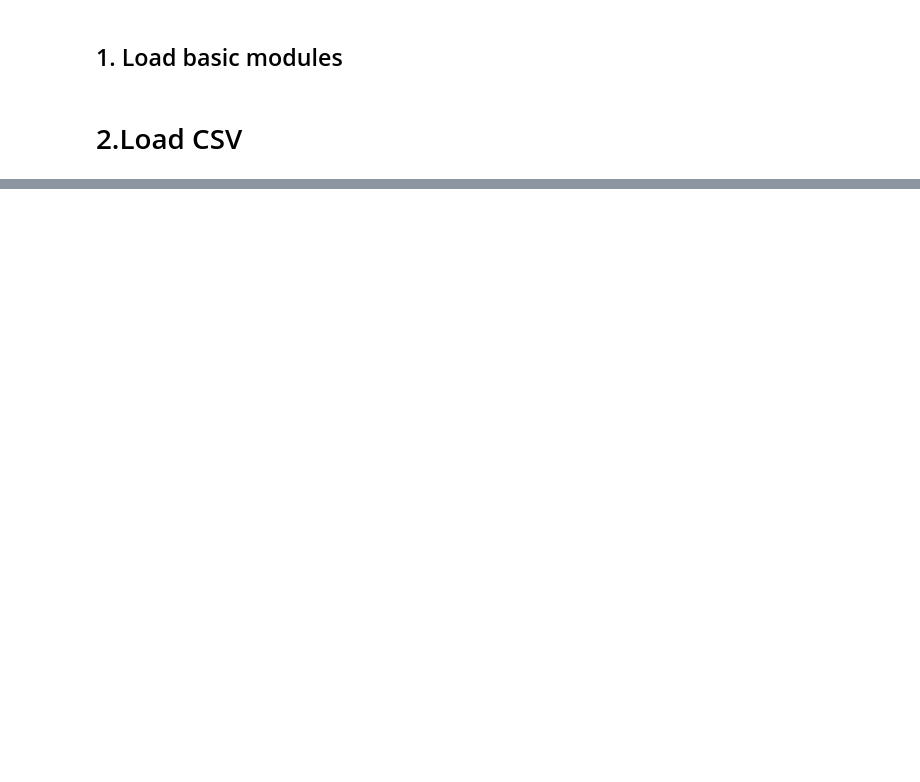
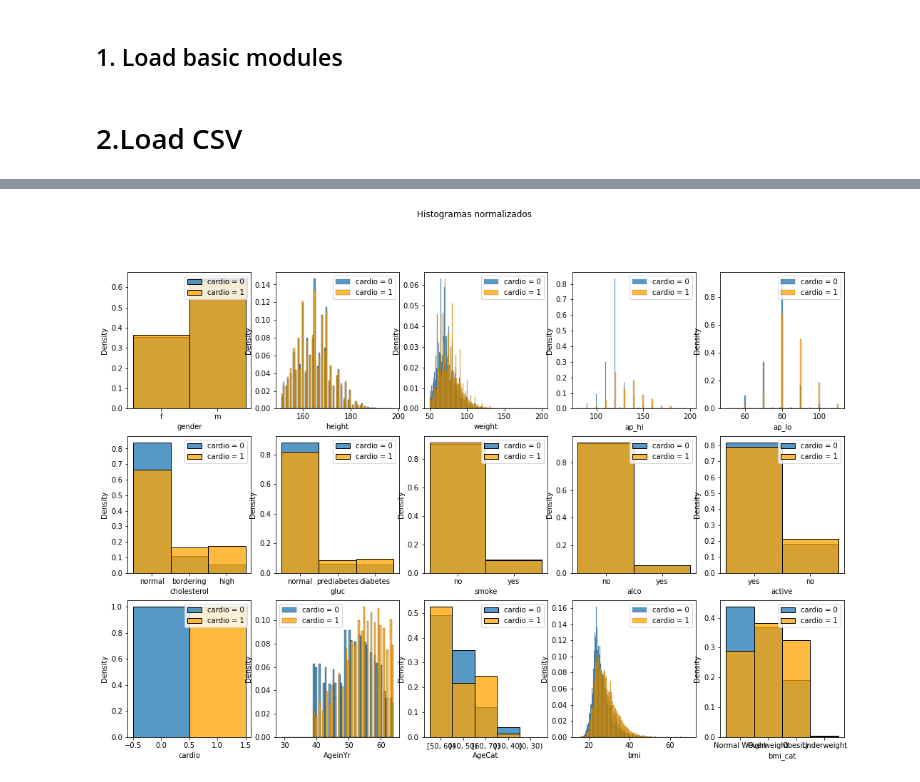
Before and after one commit to javisrv/Cardiovascular_event_prediction, a Jupyter notebook: scripts/RL.ipynb, the cells around one changed output, grey strips where cells are left out. Cells and saved outputs as stored; diff of their text form; code cells hidden in the pictures; blank space fills up the shorter version.

```diff
--- a/scripts/RL.ipynb
+++ b/scripts/RL.ipynb
@@ -29,0 +25,9 @@ from sklearn.preprocessing import OneHotEncoder
+# %%
+fig, axes = plt.subplots(nrows=3, ncols=5, figsize=(18,12))
+fig.suptitle('Histogramas normalizados')
+for c, ax in zip(data.columns[:-1], axes.flatten()):
+    sns.histplot(data = data.loc[data['cardio']==0, c].dropna(), stat = 'density', ax = ax, kde = False )
+    sns.histplot(data = data.loc[data['cardio']==1, c].dropna(), stat = 'density', kde=False, ax=ax, color = 'orange')
+    ax.legend(['cardio = 0', 'cardio = 1'])
+# %% [output]
+[figure, added]
```
Also changed, not shown: parts of 55 cells of this notebook, 7 other files.
